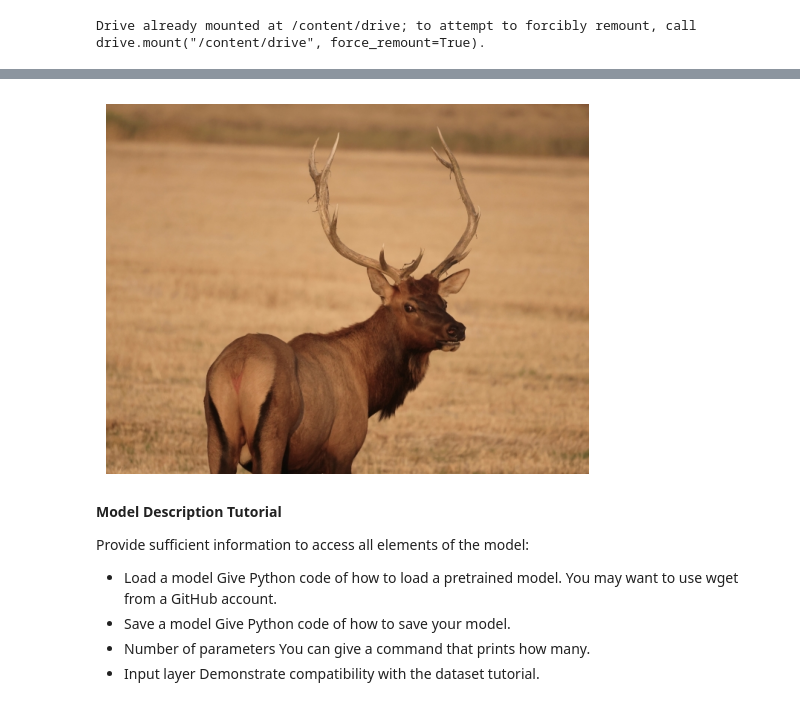
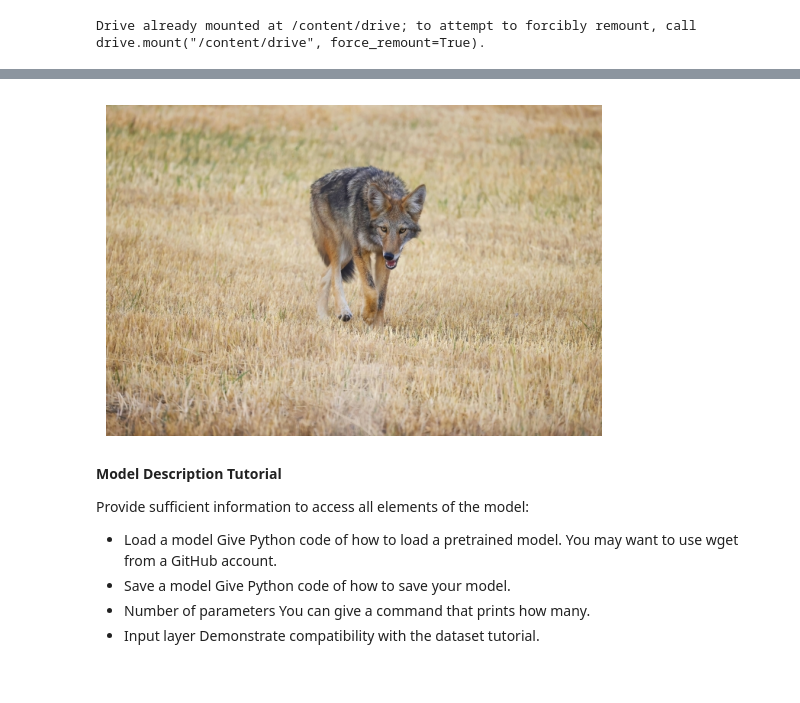
Before and after one commit to jgreg4/ML_Projects_ImageClassify, a Jupyter notebook: ML_Problems_ImageClassification_001.ipynb, the cells around one changed output, grey strips where cells are left out. Drawn from its saved outputs; the diff is of its cells as text; code cells hidden in the pictures; blank space fills up the shorter version.

Commit message:
Created using Colab. Update with notes about how to build dataset. 0223 2025

```diff
--- a/ML_Problems_ImageClassification_001.ipynb
+++ b/ML_Problems_ImageClassification_001.ipynb
@@ -29,15 +82,15 @@ Drive already mounted at /content/drive; to attempt to forcibly remount, call dr
 # %%
 # Set path to image folder, this is just a simple image display
 # There is a folder called 'Datasets' where images can be stored on the google drive
-image_example_path = '/content/drive/My Drive/Datasets/0002.jpg'
+image_example_path = '/content/drive/My Drive/Datasets/Images/_3_coyote/0001.jpg'
 img = Image.open(image_example_path)
 
 # Show the example image
 plt.imshow(img)
 plt.axis('off')
 plt.show()
 # %% [output]
-[figure, old version]
+[figure, new version]
 # %% [markdown]
 __Model Description Tutorial__
 
```
Also changed, not shown: parts of 3 cells of this notebook.
